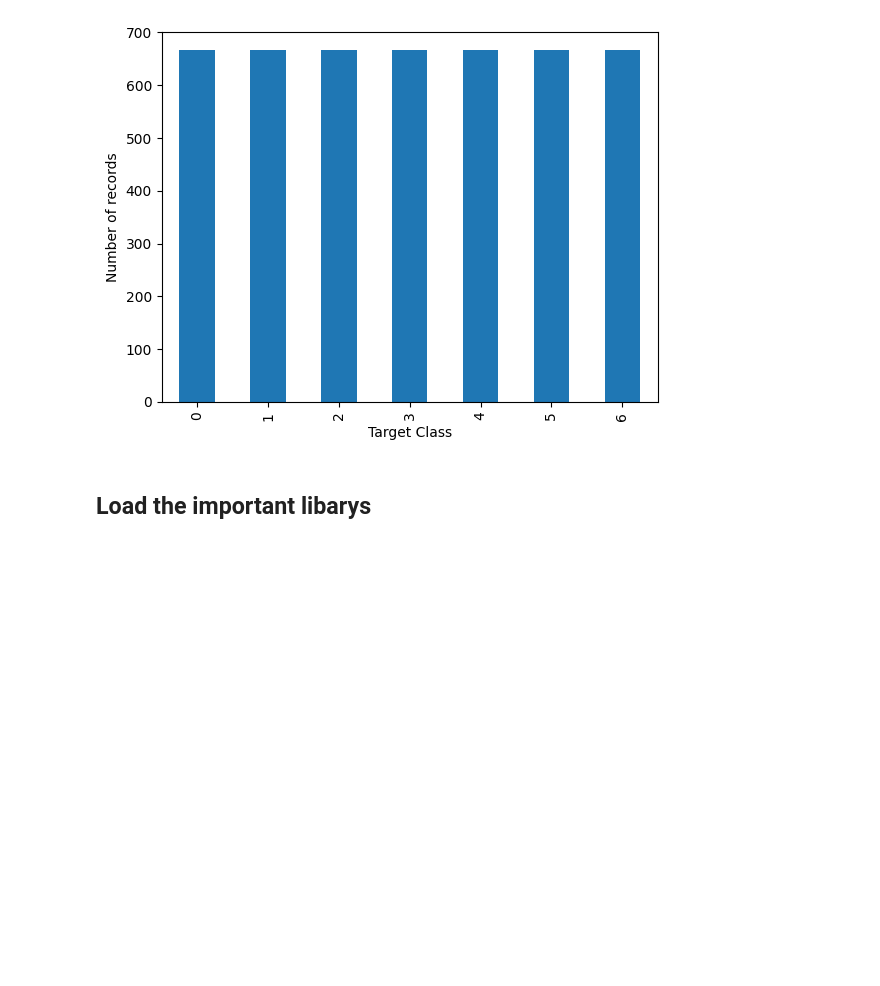
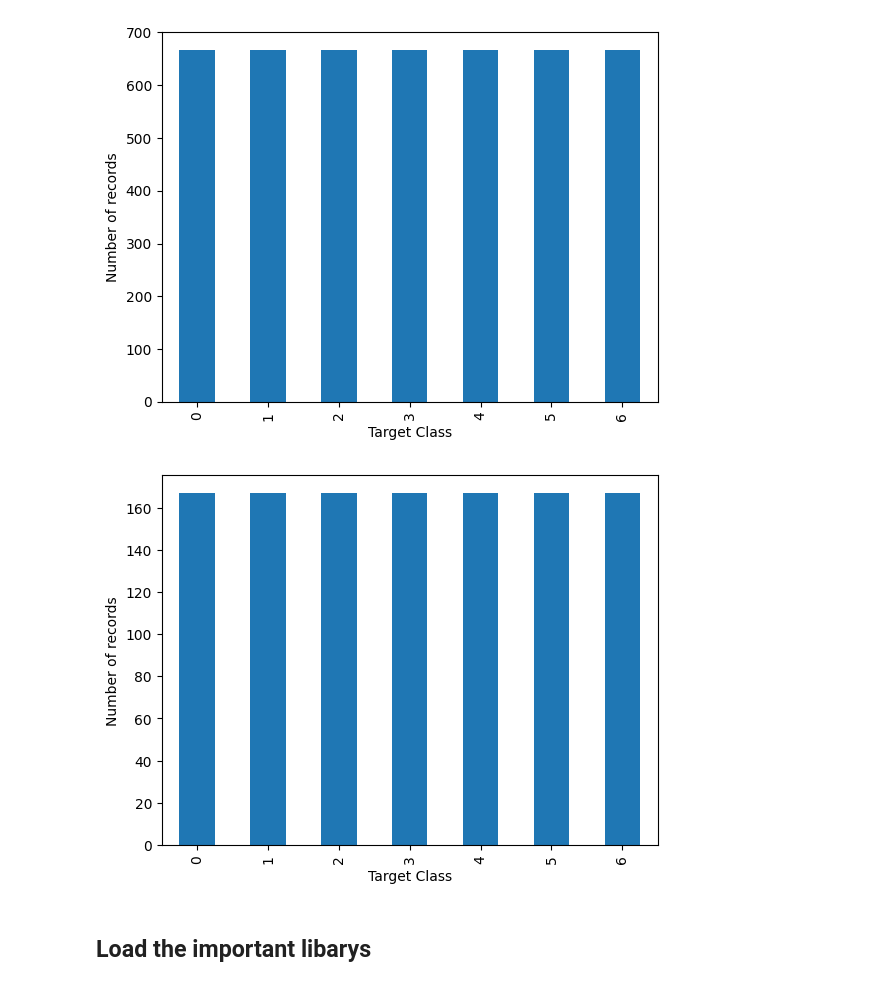
Before and after one commit to alexbejann/frisian-runes-recognition, a Jupyter notebook: MLBD-Assignment2/Part_1_fully_connected_layers.ipynb, the cells around one changed output. Saved outputs shown, nothing was run; the diff lists cells and outputs as text; code cells hidden in the pictures; blank space fills up the shorter version.

```diff
--- a/MLBD-Assignment2/Part_1_fully_connected_layers.ipynb
+++ b/MLBD-Assignment2/Part_1_fully_connected_layers.ipynb
@@ -167,8 +169,12 @@ X_train, X_test, y_train, y_test = train_test_split(X, y, test_size=0.2, random_
 # %%
 import tensorflow as tf
-
 from tensorflow import keras
 
-X_train = tf.keras.utils.normalize(X_train, axis=1)
-X_test =  tf.keras.utils.normalize(X_test, axis=1)
+def normalize_for_keras(data):
+    return tf.keras.utils.normalize(data, axis=1)
+
+X_train_raw = X_train
+X_test_raw = X_test
+X_train = normalize_for_keras(X_train)
+X_test =  normalize_for_keras(X_test)
 # %% [output]
@@ -189,3 +195,8 @@ np.unique(y_test, return_counts=True)
 In order to train our model better, we balance our data set. To avoid overfitting we do this after splitting the data into training and test data. Although the values are then somewhat worse (we have done several tests), our model is more robust this way.
 
 We first determine the median of the number of different classes. Then we apply undersampling to all classes that are above the median. For all data below the median we use oversampling.
+# %%
+train_n_samples = int(round(np.unique(y_train, return_counts=True)[1].mean()))
+test_n_samples = int(round(np.unique(y_test, return_counts=True)[1].mean()))
+print(train_n_samples)
+print(test_n_samples)
@@ -222,6 +234,21 @@ plt.xlabel('Target Class')
 plt.show()
 # %% [output]
 [figure]
+# %%
+under_sampler = ClusterCentroids(sampling_strategy=sampling_strategy(X_test, y_test, test_n_samples, t='majority'))
+X_test_under, y_test_under = under_sampler.fit_resample(X_test, y_test)
+
+over_sampler = SMOTE(sampling_strategy=sampling_strategy(X_test_under, y_test_under, test_n_samples, t='minority'), k_neighbors=1)
+
+X_test_bal, y_test_bal = over_sampler.fit_resample(X_test_under, y_test_under)
+
+count = y_test_bal.value_counts()
+count.plot.bar()
+plt.ylabel('Number of records')
+plt.xlabel('Target Class')
+plt.show()
+# %% [output]
+[figure, added]
 # %% [markdown]
 ## Load the important libarys
 # %%
```
Also changed, not shown: parts of 90 cells of this notebook, 4 other files.
